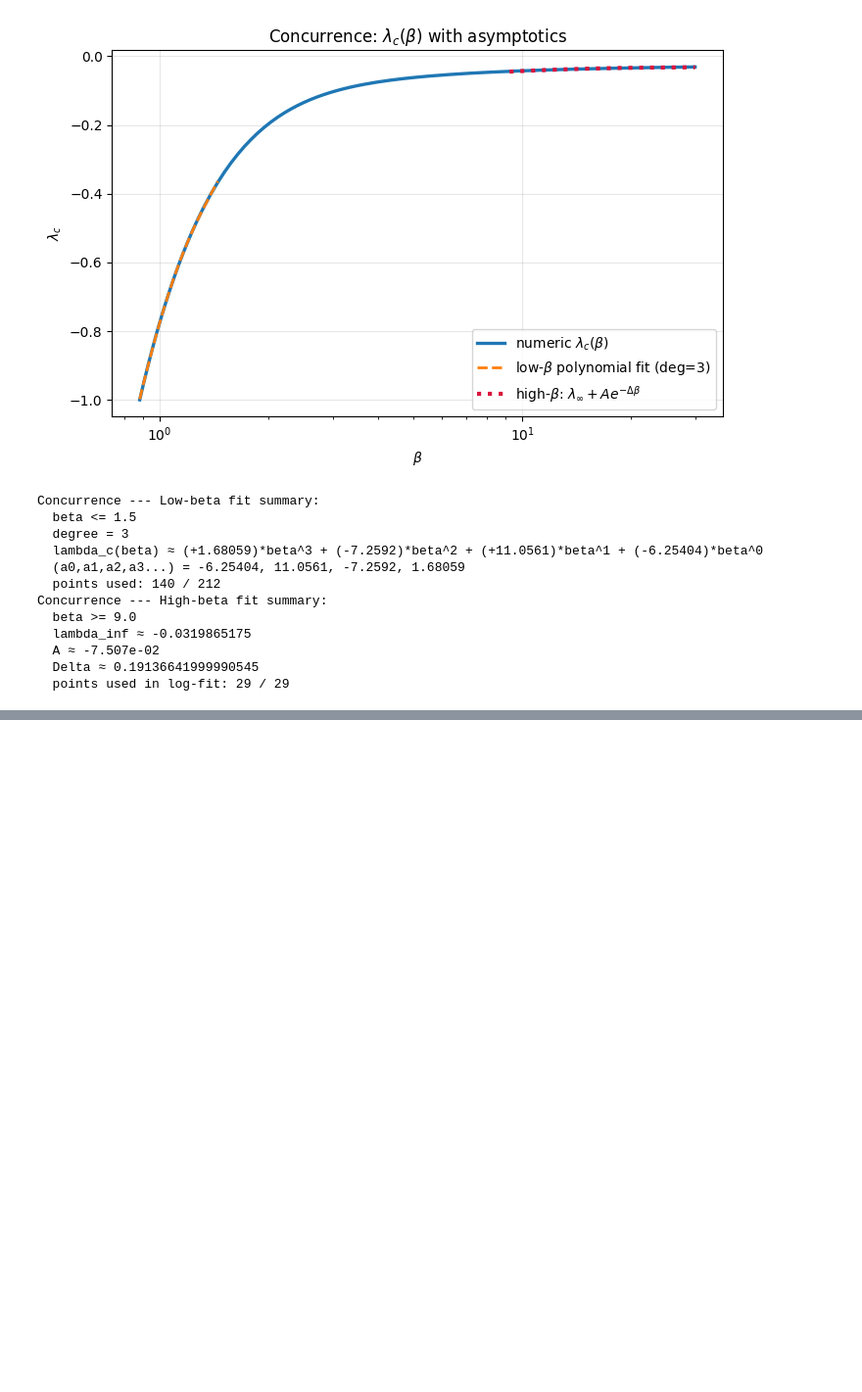
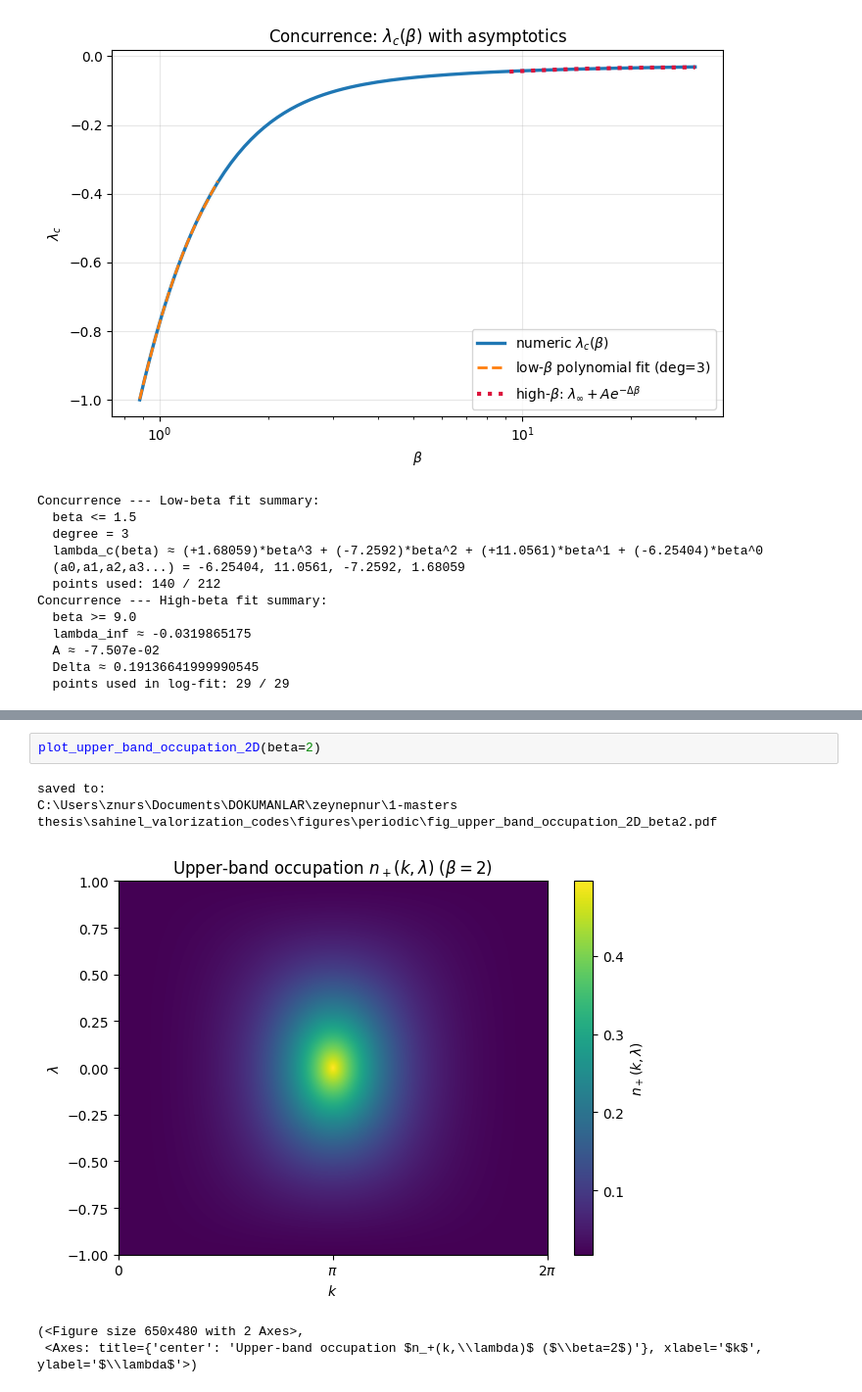
Before and after one commit to zeynepnursahinel/valorization-periodic-chain, a Jupyter notebook: notebooks/periodic_chain.ipynb, the cells around one changed output, grey strips where cells are left out. Shown at 98% size. Cells and saved outputs as stored; diff of their text form; blank space fills up the shorter version.

```diff
--- a/notebooks/periodic_chain.ipynb
+++ b/notebooks/periodic_chain.ipynb
@@ -305,0 +312,8 @@ Concurrence --- High-beta fit summary:
+# %%
+plot_upper_band_occupation_2D(beta=2)
+# %% [output]
+saved to:
+C:\Users\znurs\Documents\DOKUMANLAR\zeynepnur\1-masters thesis\sahinel_valorization_codes\figures\periodic\fig_upper_band_occupation_2D_beta2.pdf
+[figure, added]
+(<Figure size 650x480 with 2 Axes>,
+ <Axes: title={'center': 'Upper-band occupation $n_+(k,\\lambda)$ ($\\beta=2$)'}, xlabel='$k$', ylabel='$\\lambda$'>)
```
Also changed, not shown: parts of 3 cells of this notebook, 4 other files.
